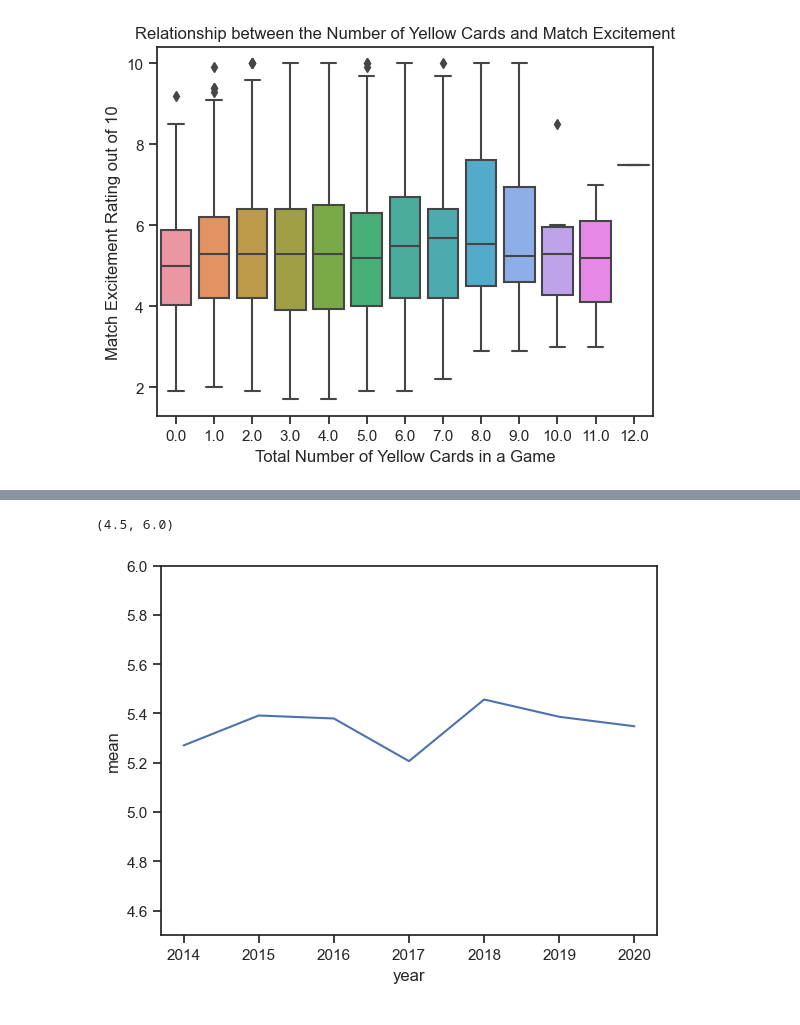
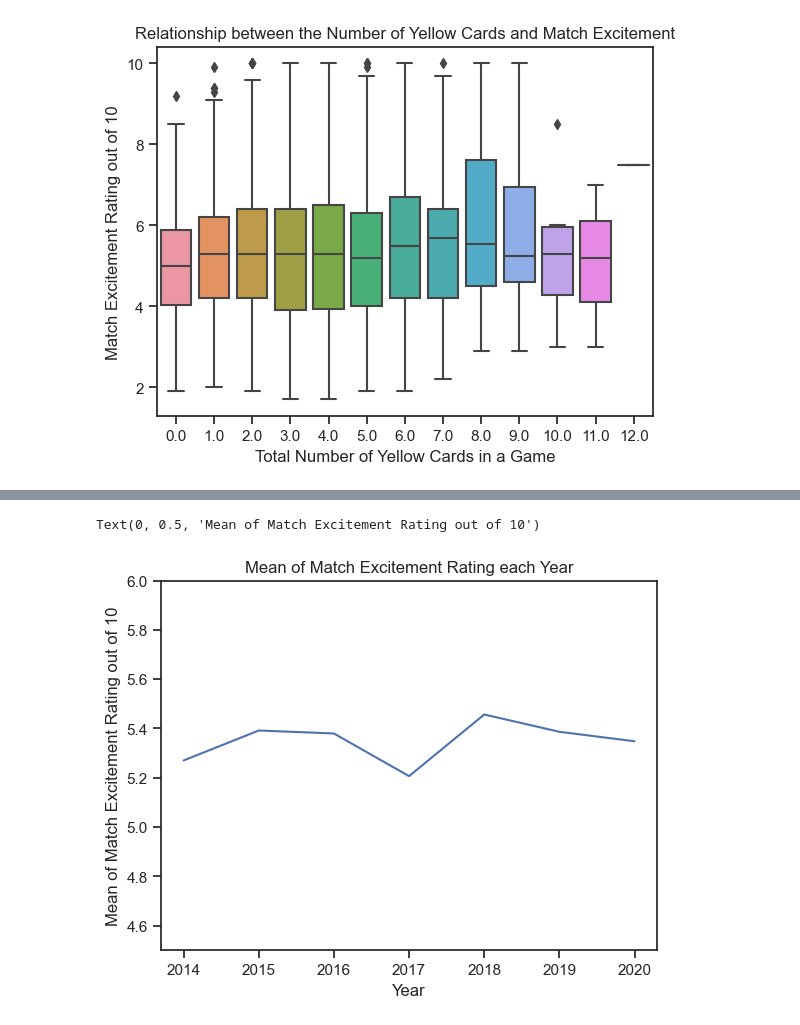
Before and after one commit to ubco-W2022T2-data301/Group14, a Jupyter notebook: analysis/analysis3.ipynb, the cells around one changed output, grey strips where cells are left out. Saved outputs shown, nothing was run; the diff lists cells and outputs as text; code cells hidden in the pictures.

```diff
--- a/analysis/analysis3.ipynb
+++ b/analysis/analysis3.ipynb
@@ -123,14 +130,17 @@ sns.boxplot(x='Total Yellow Cards', y='Total Fouls', data=df_subset)
 # %%
 #Average match excitement rate by Year
 
 mean_Excitement = df_subset.groupby('year')['Match Excitement'].mean()
 mean_Excitement_df = mean_Excitement.to_frame().reset_index()
 mean_Excitement_df.columns=["year", "mean"]
 sns.lineplot(x='year', y='mean', data=mean_Excitement_df, markers=True)
 plt.ylim([4.5,6])
+plt.title("Mean of Match Excitement Rating each Year")
+plt.xlabel("Year")
+plt.ylabel("Mean of Match Excitement Rating out of 10")
 # %% [output]
-(4.5, 6.0)
+Text(0, 0.5, 'Mean of Match Excitement Rating out of 10')
-[figure, old version]
+[figure, new version]
 # %%
 #Average cards given out by Year
 
```
Also changed, not shown: parts of 9 cells of this notebook.
